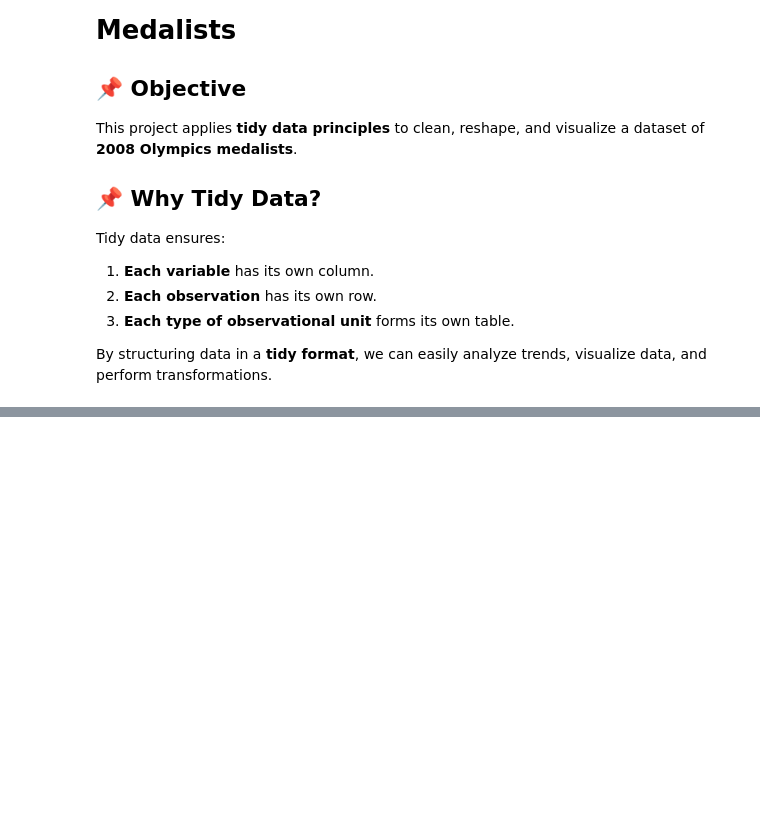
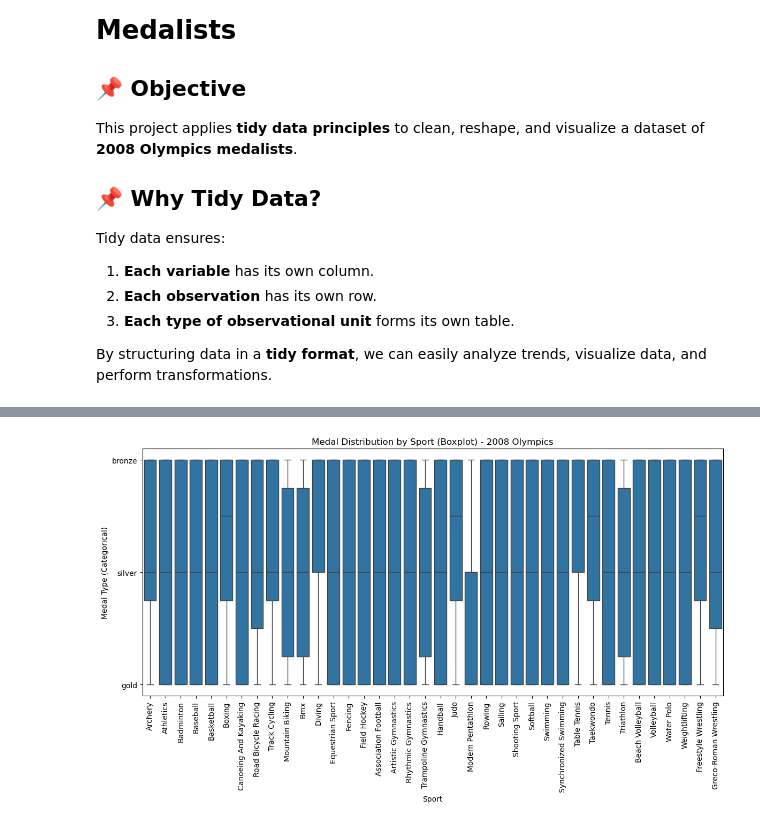
Before and after one commit to NDylee34/Lee-Python-Portfolio, a Jupyter notebook: TidyData-Project/main.ipynb, the cells around one changed output, grey strips where cells are left out. Saved outputs shown, nothing was run; the diff lists cells and outputs as text; code cells hidden in the pictures; blank space fills up the shorter version.

```diff
--- a/TidyData-Project/main.ipynb
+++ b/TidyData-Project/main.ipynb
@@ -44,0 +209,11 @@ df_long.head()
+# %%
+# Count total medals per sport
+plt.figure(figsize=(14, 6))
+sns.boxplot(x="sport", y="medal", data=df_long)
+plt.xticks(rotation=90)
+plt.xlabel("Sport")
+plt.ylabel("Medal Type (Categorical)")
+plt.title("Medal Distribution by Sport - 2008 Olympics")
+plt.show()
+# %% [output]
+[figure, added]
```
Also changed, not shown: parts of 13 cells of this notebook.
